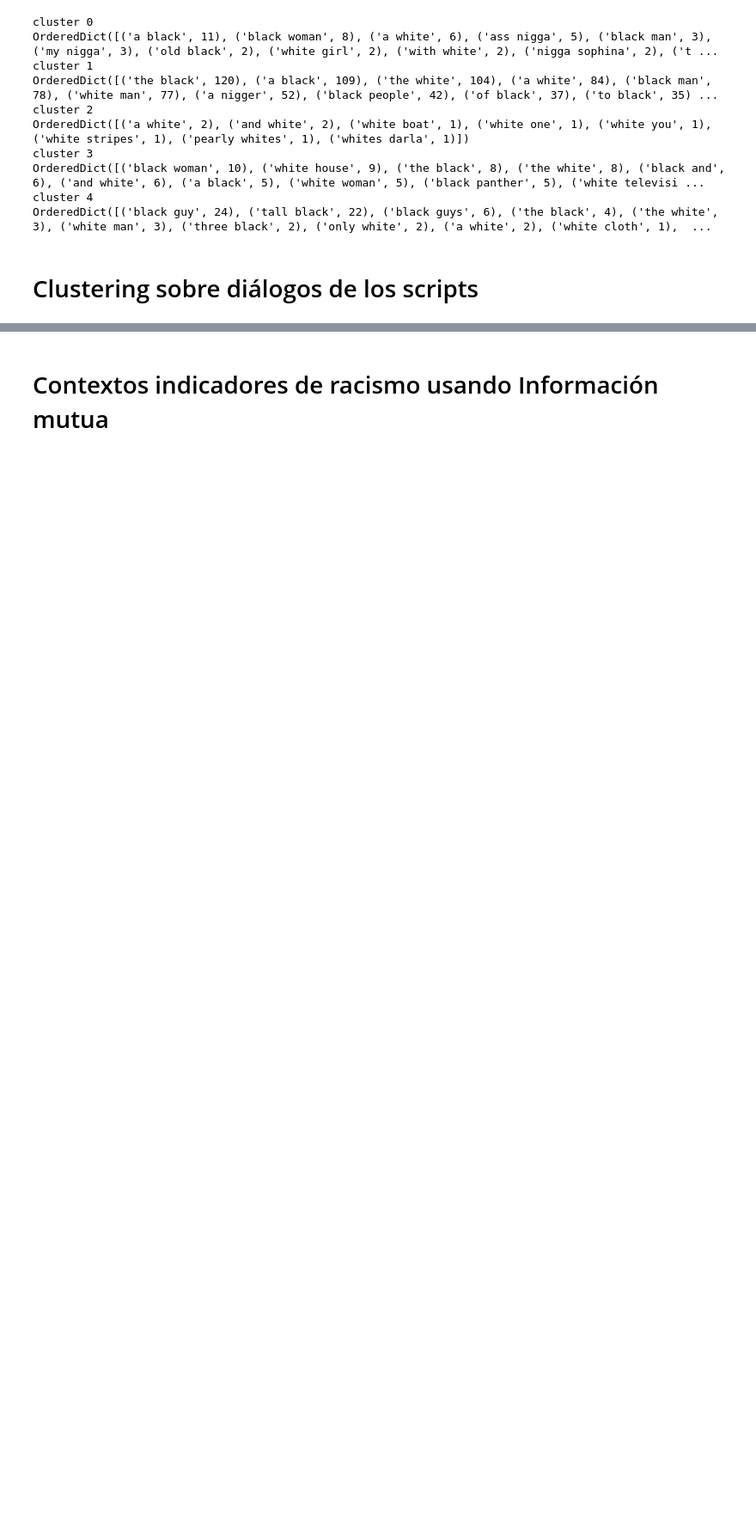
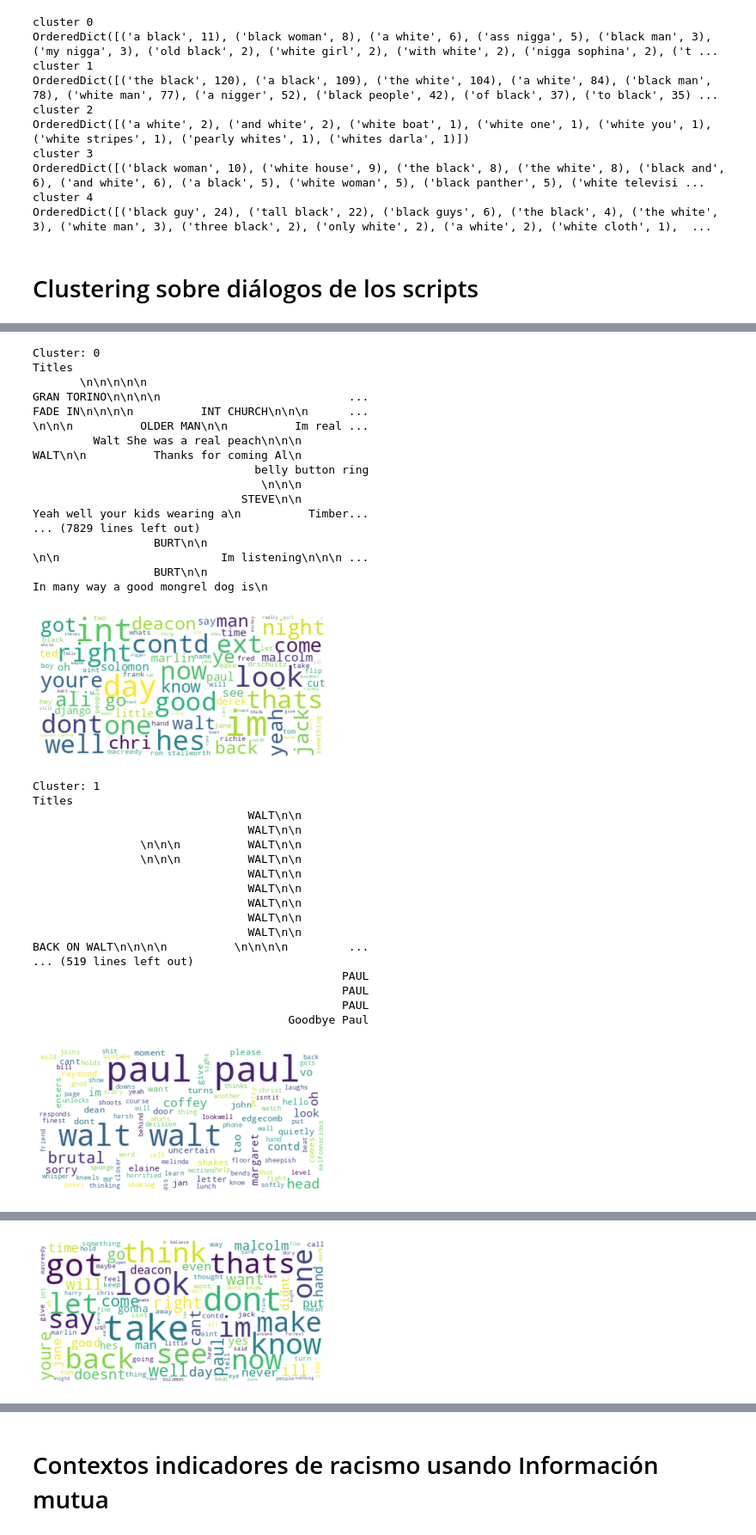
Before and after one commit to qequ/proyecto_nlp, a Jupyter notebook: clustering_scripts.ipynb, the cells around one changed output, grey strips where cells are left out. Shown at 86% size. Drawn from its saved outputs; the diff is of its cells as text; code cells hidden in the pictures; blank space fills up the shorter version.

```diff
--- a/clustering_scripts.ipynb
+++ b/clustering_scripts.ipynb
@@ -475,0 +493,69 @@ OrderedDict([('nigger run', 20), ('Run nigger', 18), ('white man', 14), ('a nigg
+# %%
+true_k = 8
+model = KMeans(n_clusters=true_k, init='k-means++', max_iter=200, n_init=10)
+model.fit(X)
+labels=model.labels_
+
+lines_clustering = sorted(list(zip(lines,labels)), key = lambda x: x[1])
+
+#for t in lines_clustering:
+#    print(t)
+
+
+lines_clustering_df=pd.DataFrame(list(zip(lines,labels)),columns=['title','cluster'])
+#print(lines_clustering_df.sort_values(by=['cluster']))
+# %%
+from wordcloud import WordCloud
+result={'cluster':labels,'dialog lines':lines}
+result=pd.DataFrame(result)
+for k in range(0,true_k):
+    s=result[result.cluster==k]
+    text=s['dialog lines'].str.cat(sep=' ')
+    text=text.lower()
+    text=' '.join([word for word in text.split()])
+    wordcloud = WordCloud(max_font_size=50, max_words=100, background_color="white").generate(text)
+    print('Cluster: {}'.format(k))
+    print('Titles')
+    titles=lines_clustering_df[lines_clustering_df.cluster==k]['title']
+    print(titles.to_string(index=False))
+    plt.figure()
+    plt.imshow(wordcloud, interpolation="bilinear")
+    plt.axis("off")
+    plt.show()
+# %% [output]
+Cluster: 0
+Titles
+       \n\n\n\n\n
+GRAN TORINO\n\n\n\n                            ...
+FADE IN\n\n\n\n          INT CHURCH\n\n\n      ...
+\n\n\n          OLDER MAN\n\n          Im real ...
+         Walt She was a real peach\n\n\n
+WALT\n\n          Thanks for coming Al\n
+                                 belly button ring
+                                  \n\n\n
+                               STEVE\n\n
+Yeah well your kids wearing a\n          Timber...
+... (7829 lines left out)
+                  BURT\n\n
+\n\n                        Im listening\n\n\n ...
+                  BURT\n\n
+In many way a good mongrel dog is\n
+[figure, added]
+Cluster: 1
+Titles
+                                WALT\n\n
+                                WALT\n\n
+                \n\n\n          WALT\n\n
+                \n\n\n          WALT\n\n
+                                WALT\n\n
+                                WALT\n\n
+                                WALT\n\n
+                                WALT\n\n
+                                WALT\n\n
+BACK ON WALT\n\n\n\n          \n\n\n\n         ...
+... (519 lines left out)
+                                              PAUL
+                                              PAUL
+                                              PAUL
+                                      Goodbye Paul
+[figure, added]
@@ -475,0 +579 @@ OrderedDict([('nigger run', 20), ('Run nigger', 18), ('white man', 14), ('a nigg
+[figure, added]
```
Also changed, not shown: parts of 16 cells of this notebook.
